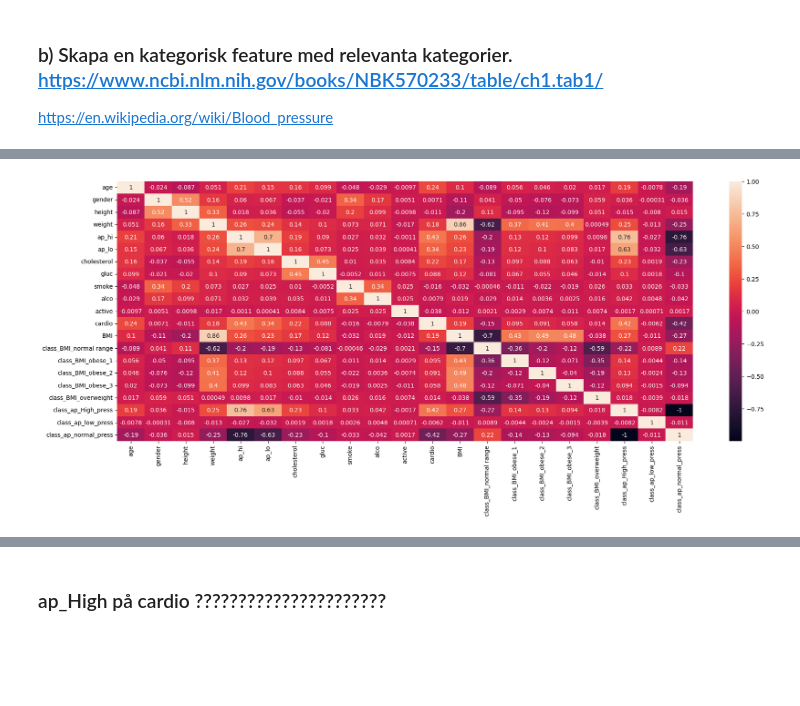
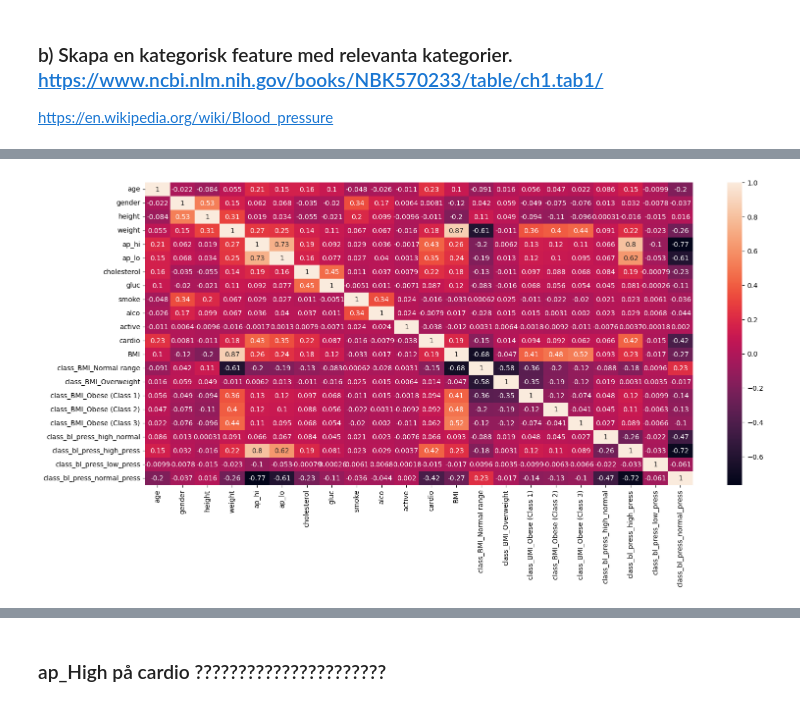
Before and after one commit to Arsen9988/Machine-learning-Arsen, a Jupyter notebook: Labb_ML/Labb_Arsen_ML.ipynb, the cells around one changed output, grey strips where cells are left out. Saved outputs shown, nothing was run; the diff lists cells and outputs as text; code cells hidden in the pictures; blank space fills up the shorter version.

```diff
--- a/Labb_ML/Labb_Arsen_ML.ipynb
+++ b/Labb_ML/Labb_Arsen_ML.ipynb
@@ -356,7 +353,6 @@ print(df.shape)
 # %%
-filter_outliers_ap = ((df["ap_hi"] > 70) & (df["ap_hi"] < 200) & (df["ap_lo"] > 40) & (df["ap_lo"] < 150))
+filter_outliers_ap = ((df["ap_hi"] > 70) & (df["ap_hi"] < 250) & (df["ap_lo"] > 40) & (df["ap_lo"] < 150))
 df = df[filter_outliers_ap]
 
-df.reset_index(drop=True, inplace=True)
 df.shape
 # %% [output]
@@ -373,7 +369,17 @@ df.head()
 # %% [markdown]
 ### b) Skapa en kategorisk feature med relevanta kategorier. https://www.ncbi.nlm.nih.gov/books/NBK570233/table/ch1.tab1/
 https://en.wikipedia.org/wiki/Blood_pressure
-# %%
-df["class_ap"] = np.where((df["ap_hi"] < 90) & (df["ap_lo"] < 60), "low_press",
-                           np.where(((90 <= df["ap_hi"]) & (df["ap_hi"] < 130)) & ((60 <= df["ap_lo"]) & (df["ap_lo"] <= 80)), "normal_press",
-                                             np.where((df["ap_hi"] >= 130) | (df["ap_lo"] >= 90), "High_press", None)))
+# %%
+# Skapa villkor för att definiera kategorierna
+conditions = [
+    (df["ap_hi"] < 90) | (df["ap_lo"] < 60),   # low_press
+    (df["ap_hi"] >= 140) | (df["ap_lo"] > 90), # High_press
+    (df["ap_hi"] <= 120) & (df["ap_lo"] <= 80),  # normal_press
+    ((df["ap_hi"] > 120) & (df["ap_hi"] < 140)) | ((df["ap_lo"] > 80) & (df["ap_lo"] < 90)) # High_norm
+]
+
+# Definiera kategorierna
+categories = ["low_press", "high_press", "normal_press", "high_normal"]
+
+# Skapa den nya kolumnen baserad på villkoren och kategorierna
+df["class_bl_press"] = np.select(conditions, categories, default=None)
@@ -414,2 +446,3 @@ faktiskt f¨orekommer i din data.
 # %%
-df_encoded = pd.get_dummies(df, columns = ["class_BMI", "class_ap"], dtype=int)
+df_encoded = pd.get_dummies(df, columns = ["class_BMI", "class_bl_press"], dtype=int)
+df_encoded.head()
@@ -432,6 +457,6 @@ df_encoded
 # %%
-plt.figure(figsize=(22, 8))
+plt.figure(figsize=(18, 8))
 sns.heatmap(df_encoded.corr(), annot=True)
 plt.show()
 # %% [output]
-[figure, old version]
+[figure, new version]
```
Also changed, not shown: parts of 64 cells of this notebook, 5 other files.
